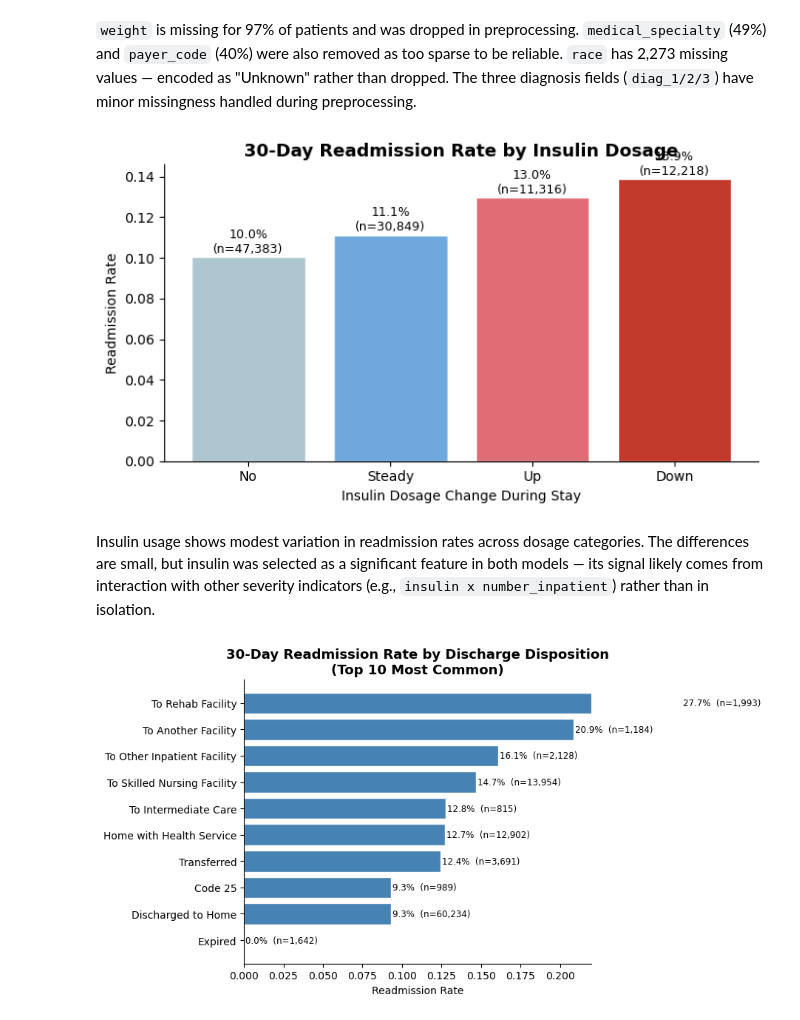
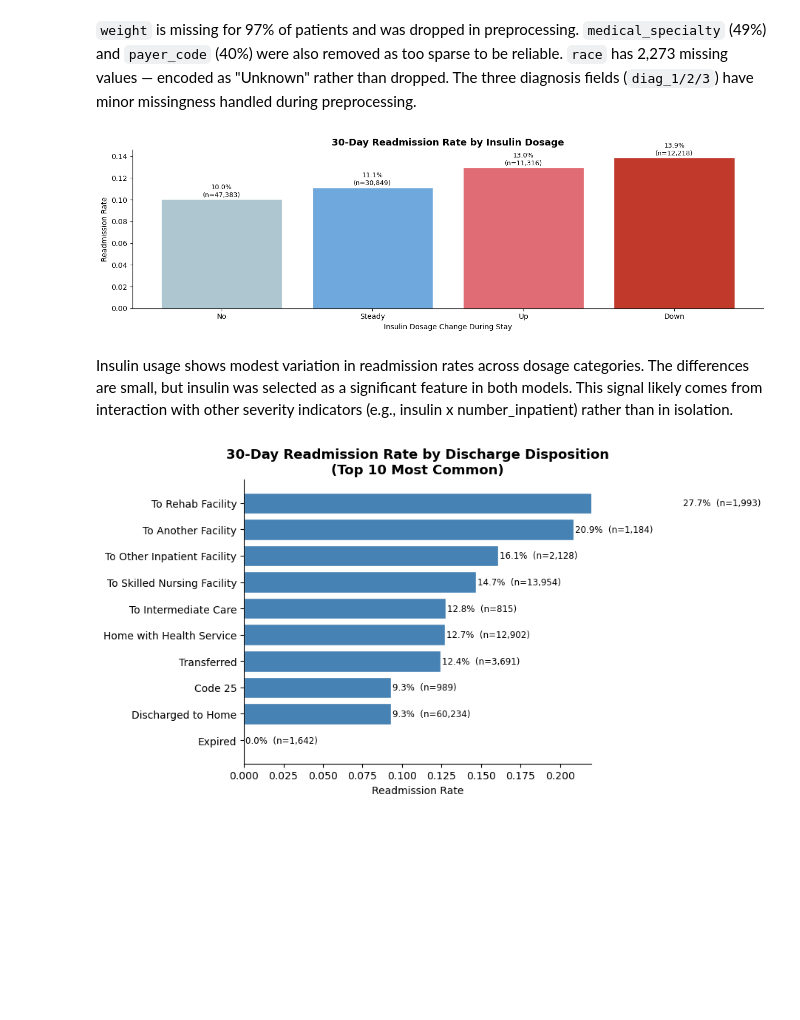
Before and after one commit to NafisaTas1414/DS4400_Final_Project, a Jupyter notebook: Models/EDA.ipynb, the cells around one changed output. Saved outputs shown, nothing was run; the diff lists cells and outputs as text; code cells hidden in the pictures; blank space fills up the shorter version.

```diff
--- a/Models/EDA.ipynb
+++ b/Models/EDA.ipynb
@@ -73,7 +73,7 @@ age_stats = (df.groupby('age')['readmitted_binary']
                .reindex(age_order)
                .reset_index())
 
-fig, ax = plt.subplots(figsize=(9, 4))
+fig, ax = plt.subplots(figsize=(10, 6))
 bars = ax.bar(age_stats['age'], age_stats['mean'],
               color='steelblue', edgecolor='white')
 for bar, val, n in zip(bars, age_stats['mean'], age_stats['count']):
@@ -124,7 +124,7 @@ a1c_stats = (df.groupby('A1Cresult')['readmitted_binary']
 a1c_labels = ['Not Measured', 'Normal', '>7 (Elevated)', '>8 (High)']
 colors = ['#aec6cf', '#6fa8dc', '#e06c75', '#c0392b']
 
-fig, ax = plt.subplots(figsize=(7, 4))
+fig, ax = plt.subplots(figsize=(10, 6))
 bars = ax.bar(a1c_labels, a1c_stats['mean'], color=colors, edgecolor='white')
 for bar, val, n in zip(bars, a1c_stats['mean'], a1c_stats['count']):
     ax.text(bar.get_x() + bar.get_width() / 2, bar.get_height() + 0.002,
@@ -239,29 +239,29 @@ plt.show()
 # %%
 # Readmission Rate by Insulin Usage
 insulin_order = ['No', 'Steady', 'Up', 'Down']
 insulin_stats = (df.groupby('insulin')['readmitted_binary']
                    .agg(['mean', 'count'])
                    .reindex(insulin_order)
                    .reset_index())
 
-fig, ax = plt.subplots(figsize=(7, 4))
+fig, ax = plt.subplots(figsize=(13, 4))
 colors = ['#aec6cf', '#6fa8dc', '#e06c75', '#c0392b']
 bars = ax.bar(insulin_stats['insulin'], insulin_stats['mean'], color=colors, edgecolor='white')
 for bar, val, n in zip(bars, insulin_stats['mean'], insulin_stats['count']):
     ax.text(bar.get_x() + bar.get_width() / 2, bar.get_height() + 0.002,
             f'{val:.1%}\n(n={int(n):,})', ha='center', fontsize=9)
 
 ax.set_title('30-Day Readmission Rate by Insulin Dosage', fontsize=13, fontweight='bold')
 ax.set_xlabel('Insulin Dosage Change During Stay')
 ax.set_ylabel('Readmission Rate')
 sns.despine()
 plt.tight_layout()
 plt.savefig('graph9_insulin_readmission.png', dpi=150, bbox_inches='tight')
 plt.show()
 # %% [output]
-[figure, old version]
+[figure, new version]
 # %% [markdown]
-Insulin usage shows modest variation in readmission rates across dosage categories. The differences are small, but insulin was selected as a significant feature in both models — its signal likely comes from interaction with other severity indicators (e.g., `insulin x number_inpatient`) rather than in isolation.
+Insulin usage shows modest variation in readmission rates across dosage categories. The differences are small, but insulin was selected as a significant feature in both models. This signal likely comes from interaction with other severity indicators (e.g., insulin x number_inpatient) rather than in isolation.
 # %%
 # Readmission Rate by Discharge Disposition (Top 10 most common)
 disp_map = {
```
Also changed, not shown: parts of 4 cells of this notebook, 11 other files.
